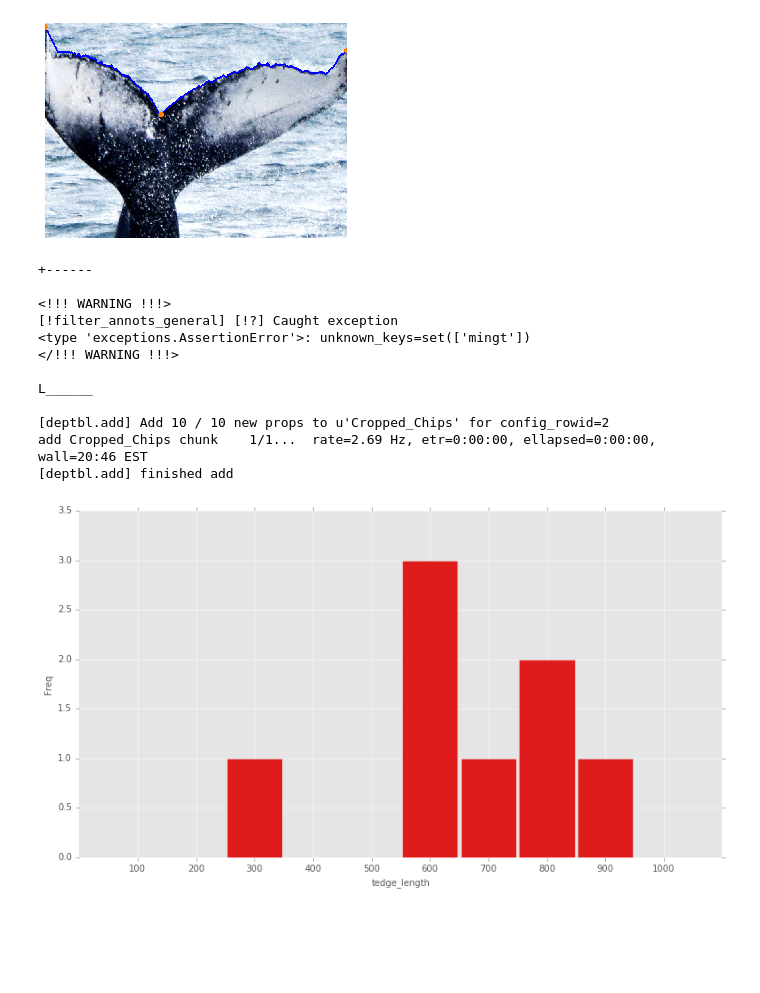
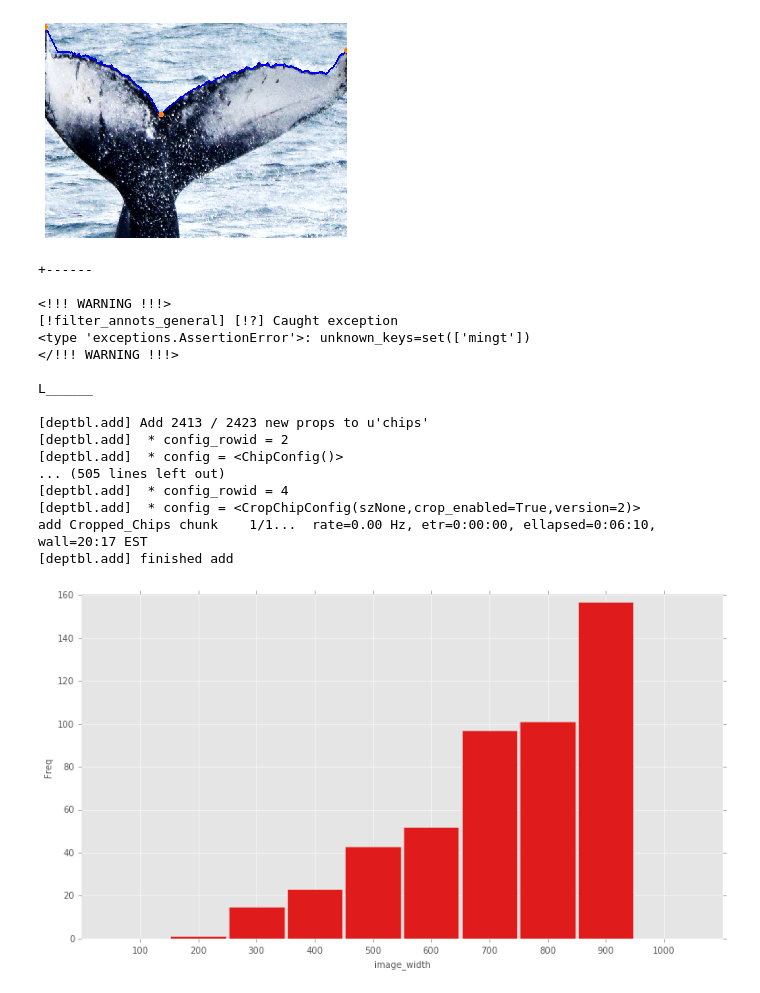
Before and after one commit to zmjjmz/thesiswork, a Jupyter notebook: edge_match/Experiments-humpbacks.ipynb, the cells around one changed output. Cells and saved outputs as stored; diff of their text form; code cells hidden in the pictures; blank space fills up the shorter version.

```diff
--- a/edge_match/Experiments-humpbacks.ipynb
+++ b/edge_match/Experiments-humpbacks.ipynb
@@ -60,7 +60,7 @@ t = [
     #'default:proot=BC_DTW,decision=max,crop_dim_size=500,crop_enabled=True,manual_extract=False,use_te_scorer=True,\
     #te_score_weight=[0.1,0.2,0.3,0.4,0.5,0.6,0.7,0.8,0.9,1.0]',
     #'default:proot=BC_DTW',
-    'default:proot=BC_DTW,manual_extract=True,ignore_notch=[True,False]',
+    'default:proot=BC_DTW,manual_extract=[True,False],ignore_notch=True',
     #'default:proot=vsmany',
     #'default:proot=BC_DTW,decision=[max,average],crop_dim_size=1000,crop_enabled=True,manual_extract=True,\
     #use_te_scorer=True,ignore_notch=False',
@@ -371,0 +295,8 @@ fix_figsize()
+# %%
+testres = ibeis.run_experiment(
+    e='draw_annot_scoresep',
+    db=db, a=a[0:1], t=t[0:1],
+    f=[':fail=False,min_gf_timedelta=None'],
+)
+_ = testres.draw_func()
+fix_figsize()
@@ -609,10 +560,10 @@ NameError: name 'score_pred_list' is not defined
 # DISABLE_DOCTEST
 from ibeis_flukematch.plugin import *  # NOQA
 ibs = ibeis.opendb(defaultdb='humpbacks_fb')
-all_aids = ibs.get_valid_aids()[:10]
-aids_used = ibs.filter_annots_general(all_aids, filter_kw={'mingt':2})
-isvalid = ibs.depc.get_property('Has_Notch', aids_used, 'flag')
-aid_list = ut.compress(aids_used, isvalid)
+all_aids = ibs.get_valid_aids()
+aids_list = ibs.filter_annots_general(all_aids, filter_kw={'mingt':2})
+#isvalid = ibs.depc.get_property('Has_Notch', aids_used, 'flag')
+#aid_list = ut.compress(aids_used, isvalid)
 #config = {'n_neighbors': 5, 'crop_enabled': True, 'crop_dim_size':None, 'ignore_notch':False, 'use_te_scorer':False,
 #          'te_score_weight':0.5,'te_net':'annot_res', 'manual_extract':False, 'te_score_method':'avg', 'tol':None,}
 config = dict(crop_enabled=True,crop_dim_size=None, dim_size=None)
@@ -634,21 +585,26 @@ notch_tips = ibs.depc.get_property('Cropped_Chips', aid_list, ('notch', 'left',
 
 L______
 
-[deptbl.add] Add 10 / 10 new props to u'Cropped_Chips' for config_rowid=2
-add Cropped_Chips chunk    1/1...  rate=2.69 Hz, etr=0:00:00, ellapsed=0:00:00, wall=20:46 EST
+[deptbl.add] Add 2413 / 2423 new props to u'chips'
+[deptbl.add]  * config_rowid = 2
+[deptbl.add]  * config = <ChipConfig()>
+... (505 lines left out)
+[deptbl.add]  * config_rowid = 4
+[deptbl.add]  * config = <CropChipConfig(szNone,crop_enabled=True,version=2)>
+add Cropped_Chips chunk    1/1...  rate=0.00 Hz, etr=0:00:00, ellapsed=0:06:10, wall=20:17 EST
 [deptbl.add] finished add
 # %%
 # let's look at the histogram of the trailing edge sizes
 import plottool as pt
 %matplotlib inline
 hist, bin_edges = np.histogram([i.shape[1] for i in chip_list], bins=[100,200,300,400,500,600,700,800,900,1000])
-pt.draw_histogram(bin_edges, hist, xlabel='tedge_length', autolabel=False)
+pt.draw_histogram(bin_edges, hist, xlabel='image_width', autolabel=False)
 
 import matplotlib.pyplot as plt
-#plt.gcf()
-#plt.savefig("/home/zach/data/results/te_size_hist_fb.png")
+plt.gcf()
+plt.savefig("/home/zach/data/results/chip_width_hist_fb.png")
 # %% [output]
-[figure, old version]
+[figure, new version]
 # %%
 # problem aids:
 # note: 379 snaps to the horizon, which the TE scorer labels some of as TE...
```
Also changed, not shown: parts of 9 cells of this notebook, 17 other files.
